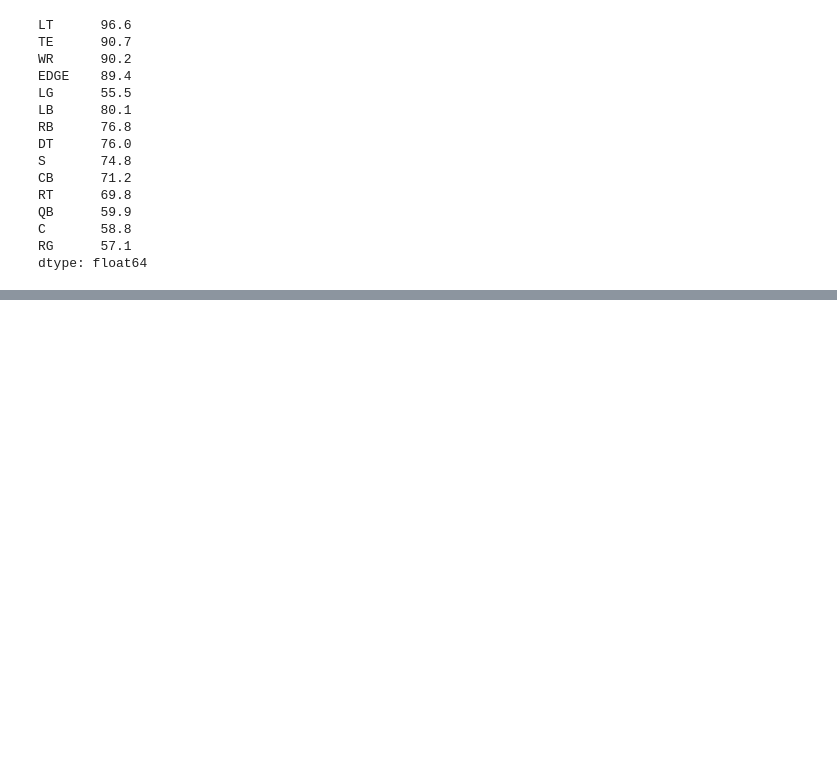
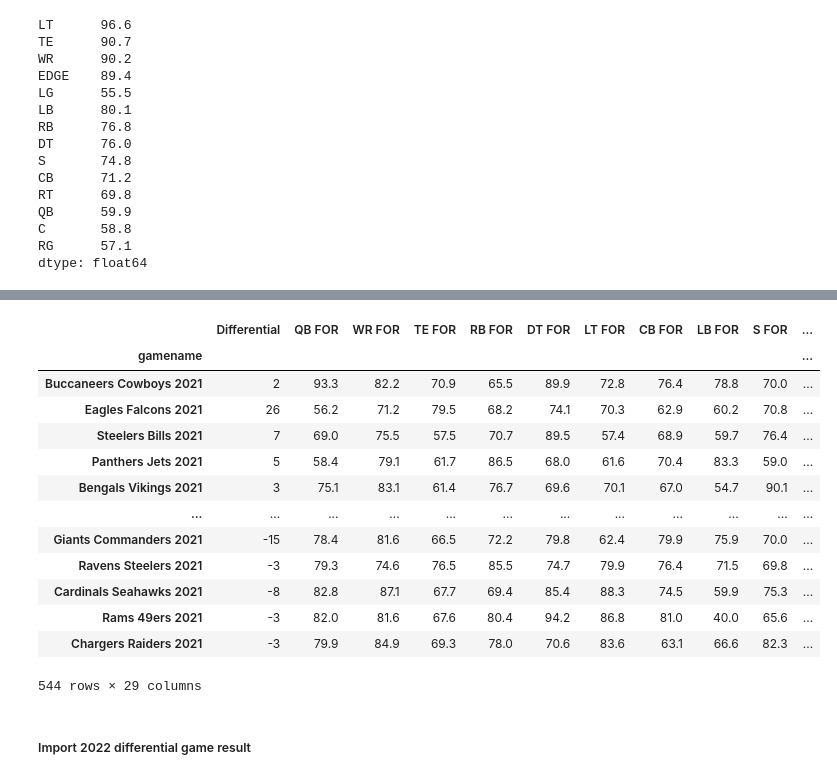
Before and after one commit to AndreaViviani89/Predicting_nfl_games, a Jupyter notebook: data analysis/data_cleaning.ipynb, the cells around one changed output, grey strips where cells are left out. Drawn from its saved outputs; the diff is of its cells as text; code cells hidden in the pictures; blank space fills up the shorter version.

```diff
--- a/data analysis/data_cleaning.ipynb
+++ b/data analysis/data_cleaning.ipynb
@@ -72,0 +165,3 @@ dict2022["Panthers"]["QB"] = 63.6
+# %%
+games2021 = pd.read_csv('C:/Users/andre/Documents/Strive_repository/Predicting_nfl_games/data/2021schedtrimmed.csv')
+games2021
@@ -72,0 +182,6 @@ dict2022["Panthers"]["QB"] = 63.6
+# %%
+# Editing each team name
+
+games2021['For'] = games2021['For'].apply(lambda x: x.split(" ")[-1])
+games2021['Against'] = games2021['Against'].apply(lambda x: x.split(" ")[-1])
+games2021
@@ -72,0 +202,6 @@ dict2022["Panthers"]["QB"] = 63.6
+# %%
+# Editing the label structure
+
+games2021["gamename"] = games2021["For"] + " " + games2021["Against"] + " " + "2021"
+games2021 = games2021.drop(columns = ["For", "Against"])
+games2021
@@ -72,0 +222,33 @@ dict2022["Panthers"]["QB"] = 63.6
+# %%
+# for each game, I've added predictors representing the strength of players from the "For" team and the "Against" team
+
+positions = ["QB", "WR", "TE", "RB", "DT", "LT", "CB", "LB", "S", "RT", "EDGE", "C", "LG", "RG"]
+
+for pos in positions:
+    games2021[pos + " " + "FOR"] = games2021["gamename"].apply(lambda x: dict2021[x.split(" ")[0]].loc[pos])
+
+for pos in positions:
+    games2021[pos + " " + "AGAINST"] = games2021["gamename"].apply(lambda x: dict2021[x.split(" ")[1]].loc[pos])
+
+games2021 = games2021.set_index("gamename")
+# %%
+# Checking the final result
+
+games2021
+# %% [output]
+|  | Differential | QB FOR | WR FOR | TE FOR | RB FOR | DT FOR | LT FOR | CB FOR | LB FOR | S FOR | ... |
+| gamename |  |  |  |  |  |  |  |  |  |  | ... |
+| Buccaneers Cowboys 2021 | 2 | 93.3 | 82.2 | 70.9 | 65.5 | 89.9 | 72.8 | 76.4 | 78.8 | 70.0 | ... |
+| Eagles Falcons 2021 | 26 | 56.2 | 71.2 | 79.5 | 68.2 | 74.1 | 70.3 | 62.9 | 60.2 | 70.8 | ... |
+| Steelers Bills 2021 | 7 | 69.0 | 75.5 | 57.5 | 70.7 | 89.5 | 57.4 | 68.9 | 59.7 | 76.4 | ... |
+| Panthers Jets 2021 | 5 | 58.4 | 79.1 | 61.7 | 86.5 | 68.0 | 61.6 | 70.4 | 83.3 | 59.0 | ... |
+| Bengals Vikings 2021 | 3 | 75.1 | 83.1 | 61.4 | 76.7 | 69.6 | 70.1 | 67.0 | 54.7 | 90.1 | ... |
+| ... | ... | ... | ... | ... | ... | ... | ... | ... | ... | ... | ... |
+| Giants Commanders 2021 | -15 | 78.4 | 81.6 | 66.5 | 72.2 | 79.8 | 62.4 | 79.9 | 75.9 | 70.0 | ... |
+| Ravens Steelers 2021 | -3 | 79.3 | 74.6 | 76.5 | 85.5 | 74.7 | 79.9 | 76.4 | 71.5 | 69.8 | ... |
+| Cardinals Seahawks 2021 | -8 | 82.8 | 87.1 | 67.7 | 69.4 | 85.4 | 88.3 | 74.5 | 59.9 | 75.3 | ... |
+| Rams 49ers 2021 | -3 | 82.0 | 81.6 | 67.6 | 80.4 | 94.2 | 86.8 | 81.0 | 40.0 | 65.6 | ... |
+| Chargers Raiders 2021 | -3 | 79.9 | 84.9 | 69.3 | 78.0 | 70.6 | 83.6 | 63.1 | 66.6 | 82.3 | ... |
+544 rows × 29 columns
+# %% [markdown]
+##### Import 2022 differential game result
```
Also changed, not shown: parts of 19 cells of this notebook, 2 other files.
